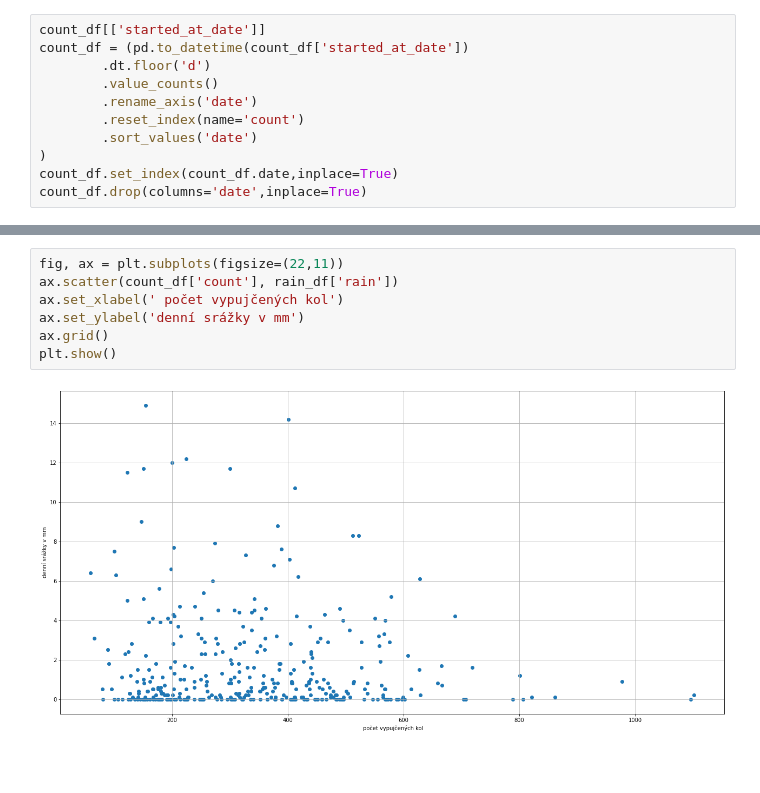
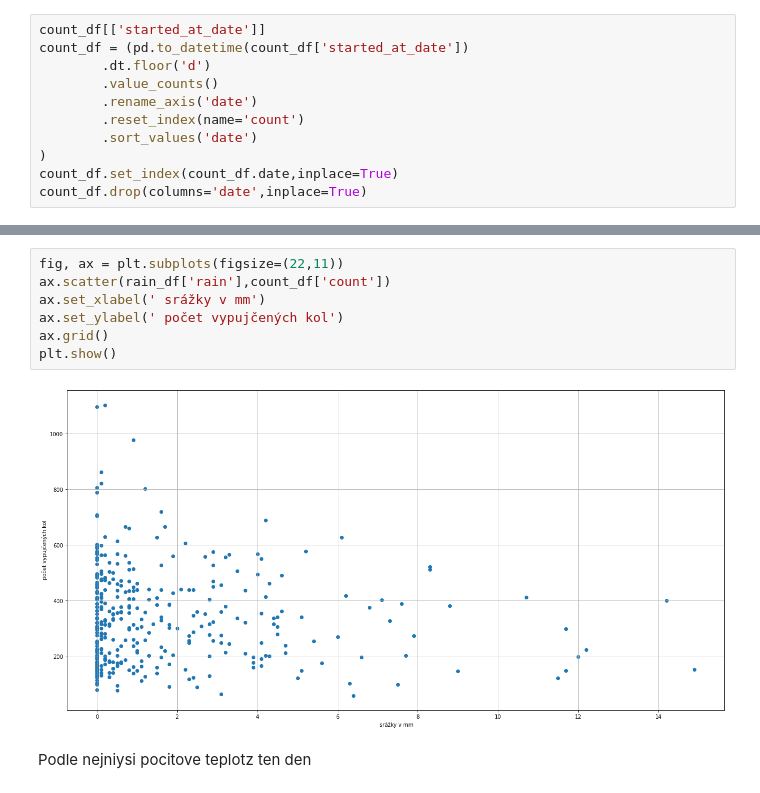
Before and after one commit to Aldarion96/Engeto_Python_project, a Jupyter notebook: Python_projekt.ipynb, the cells around one changed output, grey strips where cells are left out. Cells and saved outputs as stored; diff of their text form; blank space fills up the shorter version.

```diff
--- a/Python_projekt.ipynb
+++ b/Python_projekt.ipynb
@@ -572,9 +560,11 @@ rain_df.head(3)
 # %%
 fig, ax = plt.subplots(figsize=(22,11))
-ax.scatter(count_df['count'], rain_df['rain'])
-ax.set_xlabel(' počet vypujčených kol')
-ax.set_ylabel('denní srážky v mm')
+ax.scatter(rain_df['rain'],count_df['count'])
+ax.set_xlabel(' srážky v mm')
+ax.set_ylabel(' počet vypujčených kol')
 ax.grid()
 plt.show()
 # %% [output]
-[figure, old version]
+[figure, new version]
+# %% [markdown]
+Podle nejniysi pocitove teplotz ten den
```
Also changed, not shown: parts of 9 cells of this notebook.
